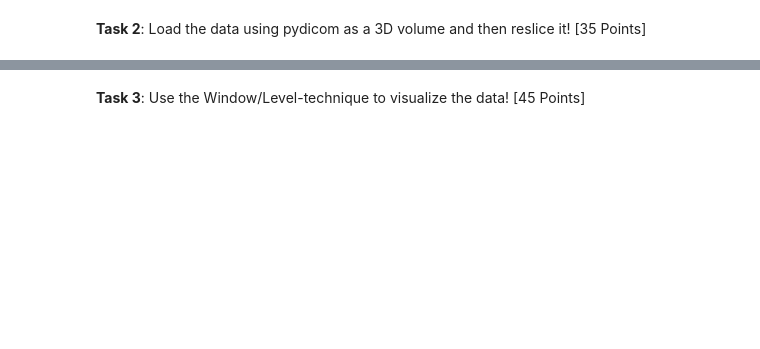
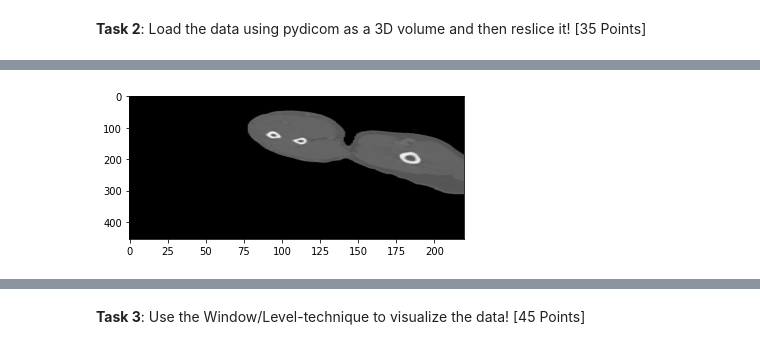
Before and after one commit to bostongfx/cs480student_2021, a Jupyter notebook: 05/CS480_Assignment_5.ipynb, the cells around one changed output, grey strips where cells are left out. Drawn from its saved outputs; the diff is of its cells as text; code cells hidden in the pictures; blank space fills up the shorter version.

```diff
--- a/05/CS480_Assignment_5.ipynb
+++ b/05/CS480_Assignment_5.ipynb
@@ -64,2 +98,7 @@ from pydicom import dcmread
 # %%
 # TODO: YOUR CODE FOR SAGITTAL
+plt.imshow(data[:,imshape[1]//3,:], cmap='gray')
+plt.gca().set_aspect(sag_aspect)
+plt.show()
+# %% [output]
+[figure, added]
```
Also changed, not shown: parts of 18 cells of this notebook.
